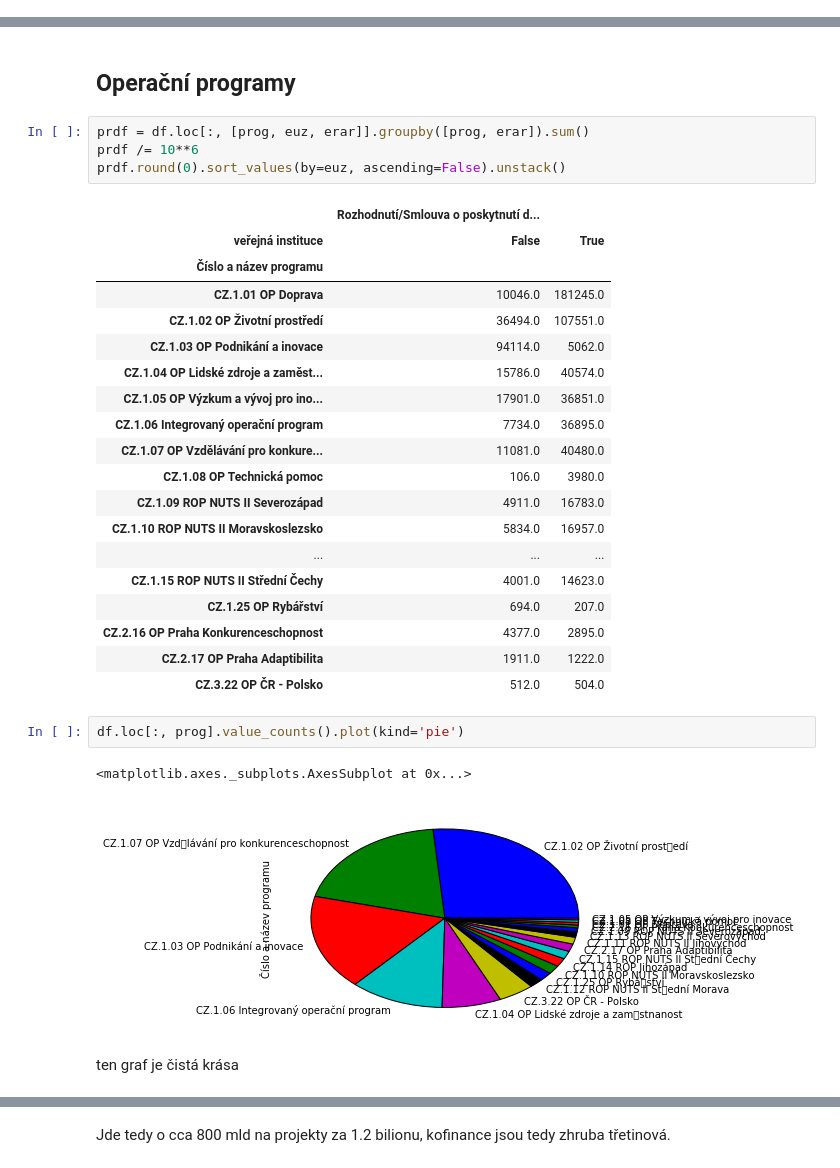
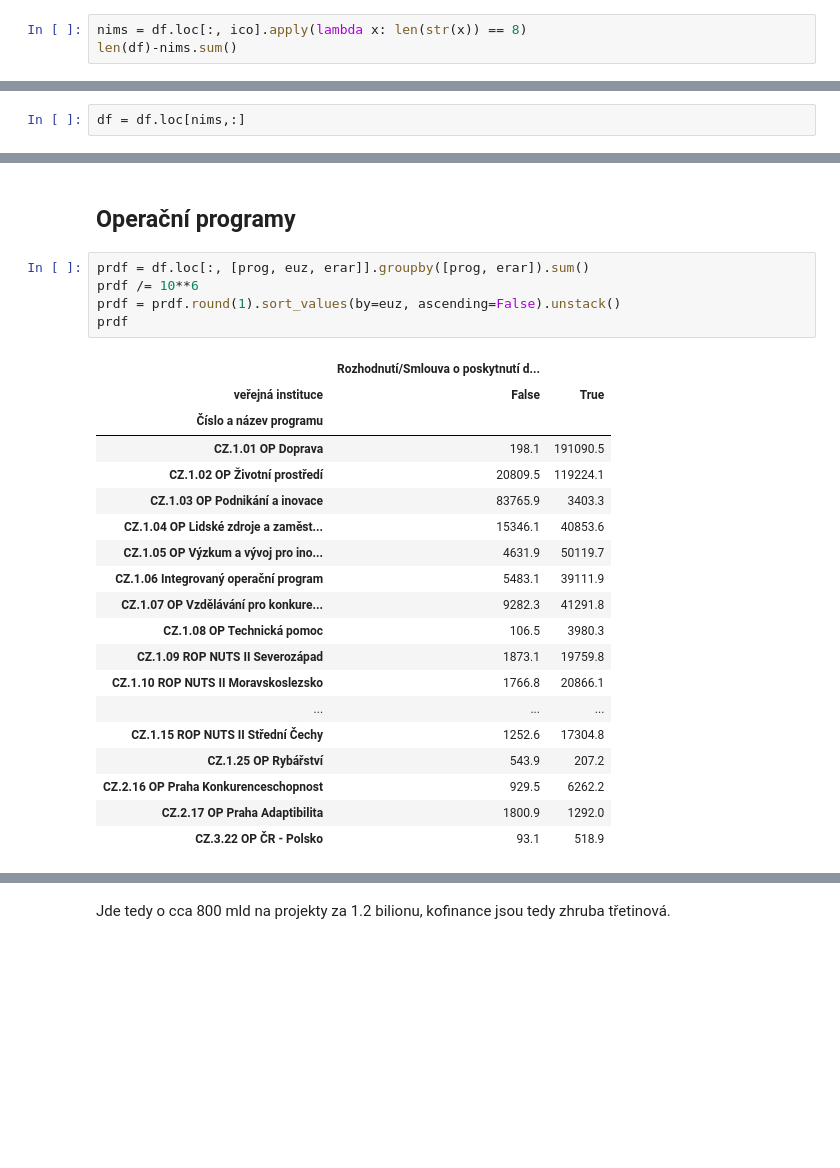
Before and after one commit to kokes/strukturalni-fondy, a Jupyter notebook: EU_Fondy.ipynb, the cells around one changed output, grey strips where cells are left out. Cells and saved outputs as stored; diff of their text form; blank space fills up the shorter version.

```diff
--- a/EU_Fondy.ipynb
+++ b/EU_Fondy.ipynb
@@ -161,0 +172,3 @@ Name: Hosp.právní forma - skupina, dtype: int64
+# %%
+nims = df.loc[:, ico].apply(lambda x: len(str(x)) == 8)
+len(df)-nims.sum()
@@ -162,3 +185,5 @@ Name: Hosp.právní forma - skupina, dtype: int64
+# %%
+df = df.loc[nims,:]
 # %% [markdown]
 ### Duplikované skupiny
 # %%
@@ -313,31 +335,25 @@ Bude možná tím, že v datech jsou mezery.
 # %%
 prdf = df.loc[:, [prog, euz, erar]].groupby([prog, erar]).sum()
 prdf /= 10**6
-prdf.round(0).sort_values(by=euz, ascending=False).unstack()
+prdf = prdf.round(1).sort_values(by=euz, ascending=False).unstack()
+prdf
 # %% [output]
 |  | Rozhodnutí/Smlouva o poskytnutí d... |  |
 | veřejná instituce | False | True |
 | Číslo a název programu |  |  |
-| CZ.1.01 OP Doprava | 10046.0 | 181245.0 |
-| CZ.1.02 OP Životní prostředí | 36494.0 | 107551.0 |
-| CZ.1.03 OP Podnikání a inovace | 94114.0 | 5062.0 |
-| CZ.1.04 OP Lidské zdroje a zaměst... | 15786.0 | 40574.0 |
-| CZ.1.05 OP Výzkum a vývoj pro ino... | 17901.0 | 36851.0 |
-| CZ.1.06 Integrovaný operační program | 7734.0 | 36895.0 |
-| CZ.1.07 OP Vzdělávání pro konkure... | 11081.0 | 40480.0 |
-| CZ.1.08 OP Technická pomoc | 106.0 | 3980.0 |
-| CZ.1.09 ROP NUTS II Severozápad | 4911.0 | 16783.0 |
-| CZ.1.10 ROP NUTS II Moravskoslezsko | 5834.0 | 16957.0 |
+| CZ.1.01 OP Doprava | 198.1 | 191090.5 |
+| CZ.1.02 OP Životní prostředí | 20809.5 | 119224.1 |
+| CZ.1.03 OP Podnikání a inovace | 83765.9 | 3403.3 |
+| CZ.1.04 OP Lidské zdroje a zaměst... | 15346.1 | 40853.6 |
+| CZ.1.05 OP Výzkum a vývoj pro ino... | 4631.9 | 50119.7 |
+| CZ.1.06 Integrovaný operační program | 5483.1 | 39111.9 |
+| CZ.1.07 OP Vzdělávání pro konkure... | 9282.3 | 41291.8 |
+| CZ.1.08 OP Technická pomoc | 106.5 | 3980.3 |
+| CZ.1.09 ROP NUTS II Severozápad | 1873.1 | 19759.8 |
+| CZ.1.10 ROP NUTS II Moravskoslezsko | 1766.8 | 20866.1 |
 | ... | ... | ... |
-| CZ.1.15 ROP NUTS II Střední Čechy | 4001.0 | 14623.0 |
-| CZ.1.25 OP Rybářství | 694.0 | 207.0 |
-| CZ.2.16 OP Praha Konkurenceschopnost | 4377.0 | 2895.0 |
-| CZ.2.17 OP Praha Adaptibilita | 1911.0 | 1222.0 |
-| CZ.3.22 OP ČR - Polsko | 512.0 | 504.0 |
+| CZ.1.15 ROP NUTS II Střední Čechy | 1252.6 | 17304.8 |
+| CZ.1.25 OP Rybářství | 543.9 | 207.2 |
+| CZ.2.16 OP Praha Konkurenceschopnost | 929.5 | 6262.2 |
+| CZ.2.17 OP Praha Adaptibilita | 1800.9 | 1292.0 |
+| CZ.3.22 OP ČR - Polsko | 93.1 | 518.9 |
-# %%
-df.loc[:, prog].value_counts().plot(kind='pie')
-# %% [output]
-<matplotlib.axes._subplots.AxesSubplot at 0x...>
-[figure, removed]
-# %% [markdown]
-ten graf je čistá krása
```
Also changed, not shown: parts of 44 cells of this notebook, 6 other files.
